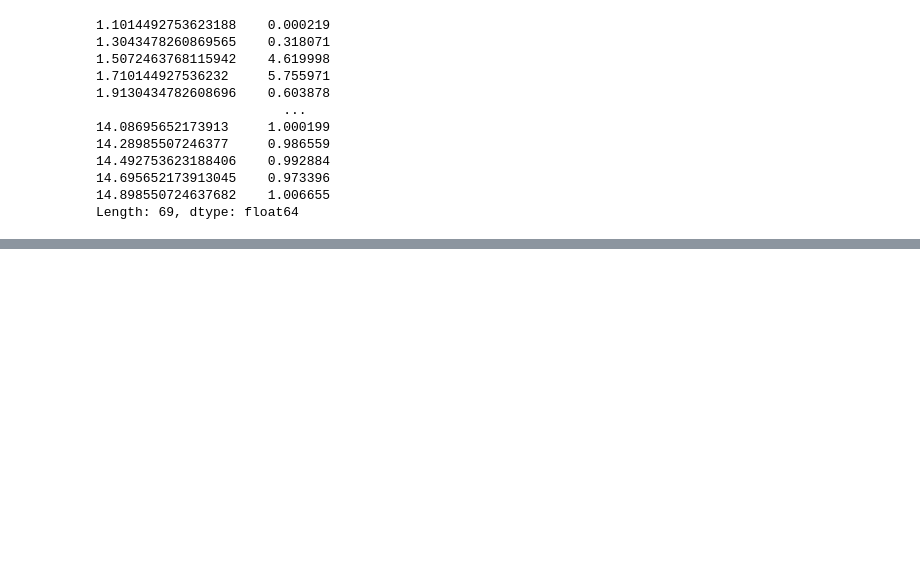
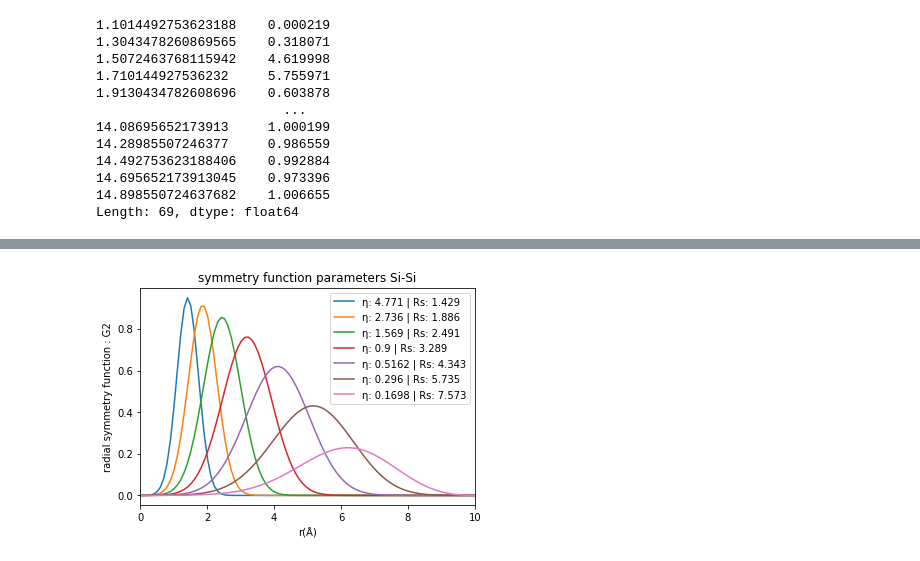
Before and after one commit to y1u0d2a1i/Research, a Jupyter notebook: scripts/rdf/compare_rdf_and_sf.ipynb, the cells around one changed output, grey strips where cells are left out. Cells and saved outputs as stored; diff of their text form; code cells hidden in the pictures; blank space fills up the shorter version.

```diff
--- a/scripts/rdf/compare_rdf_and_sf.ipynb
+++ b/scripts/rdf/compare_rdf_and_sf.ipynb
@@ -38,7 +38,7 @@ def plot_sf(sf_parameters, bond, ax, save_dir=None, save_filename=None):
     ax.set_title(f'symmetry function parameters {bond}')
     ax.set_xlabel(f'r(Å)')
     ax.set_ylabel(f'radial symmetry function : G2')
-    ax.set_xlim([0,15])
+    ax.set_xlim([0,10])
     for param in sf_parameters:
         ax.plot(r_ij,
                 [acsf.radial_symmetry_function_2(eta=param[0], r_ij=k, r_shift=param[1], r_cutoff=param[2]) for k in
@@ -99,0 +109,14 @@ NameError: name 'params_Si_Si' is not defined
+# %%
+fig, ax = plt.subplots()
+params = [
+    [4.771E+00, 1.429E+00, 1.000E+01],
+    [2.736E+00, 1.886E+00, 1.000E+01],
+    [1.569E+00, 2.491E+00, 1.000E+01],
+    [9.000E-01, 3.289E+00, 1.000E+01],
+    [5.162E-01, 4.343E+00, 1.000E+01],
+    [2.960E-01, 5.735E+00, 1.000E+01],
+    [1.698E-01, 7.573E+00, 1.000E+01],
+]
+plot_sf(params,bond=bond ,ax=ax, save_dir=None)
+# %% [output]
+[figure, added]
```
Also changed, not shown: parts of 3 cells of this notebook, 10 other files.
